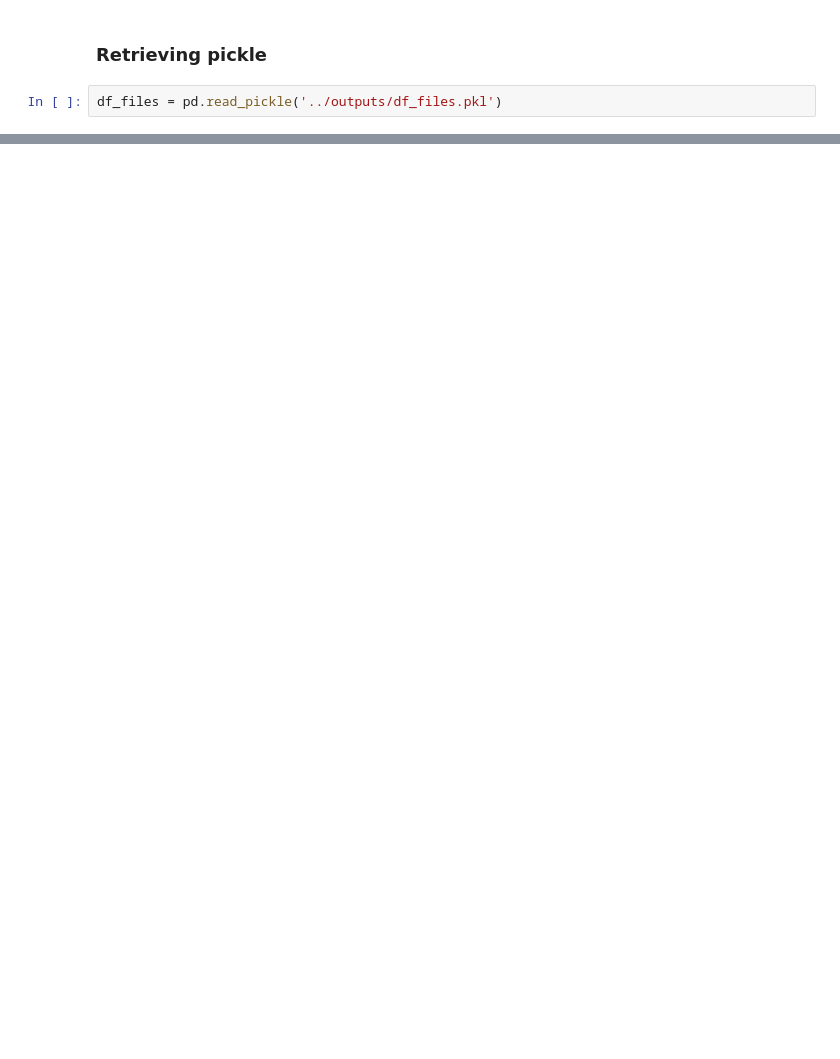
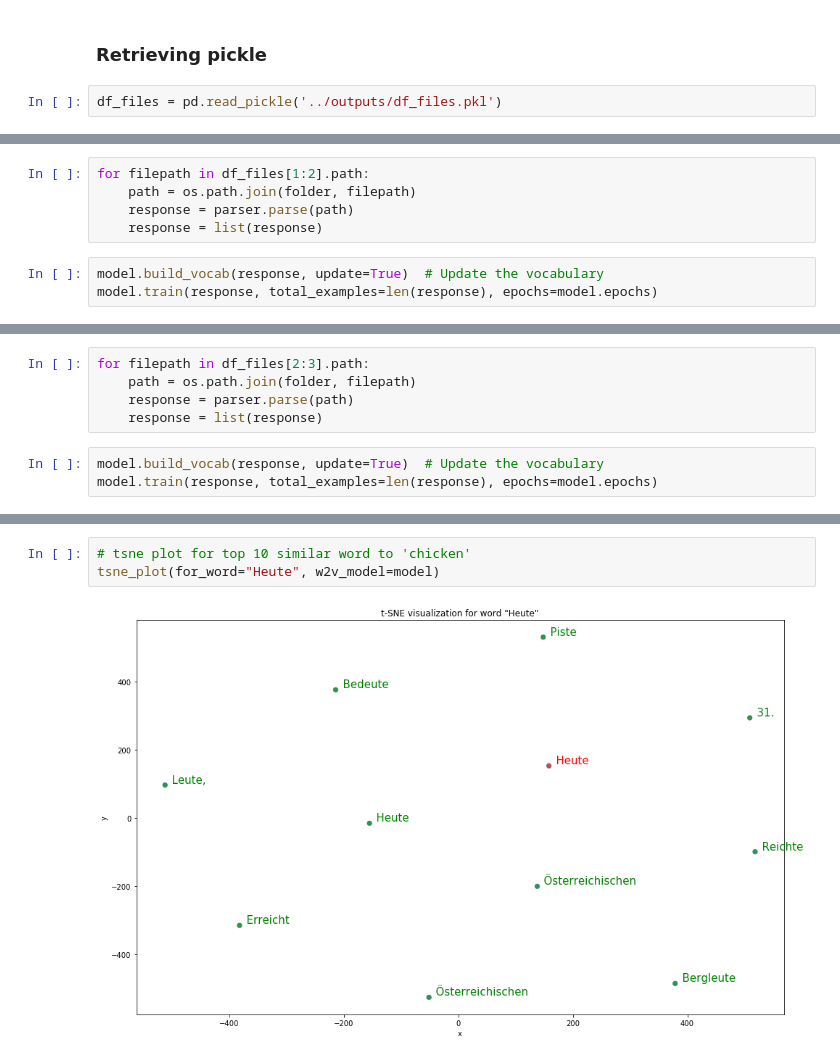
Before and after one commit to acdh-oeaw/AMC_Corpus_Biases, a Jupyter notebook: notebooks/3-building_test_model.ipynb, the cells around one changed output, grey strips where cells are left out. Cells and saved outputs as stored; diff of their text form; blank space fills up the shorter version.

Commit message:
trained first model

```diff
--- a/notebooks/3-building_test_model.ipynb
+++ b/notebooks/3-building_test_model.ipynb
@@ -175,0 +76,8 @@ for idx in range(0,50):
+# %%
+for filepath in df_files[1:2].path:
+    path = os.path.join(folder, filepath)
+    response = parser.parse(path)
+    response = list(response)
+# %%
+model.build_vocab(response, update=True)  # Update the vocabulary
+model.train(response, total_examples=len(response), epochs=model.epochs)
@@ -175,0 +97,8 @@ for idx in range(0,50):
+# %%
+for filepath in df_files[2:3].path:
+    path = os.path.join(folder, filepath)
+    response = parser.parse(path)
+    response = list(response)
+# %%
+model.build_vocab(response, update=True)  # Update the vocabulary
+model.train(response, total_examples=len(response), epochs=model.epochs)
@@ -175,0 +174,5 @@ for idx in range(0,50):
+# %%
+# tsne plot for top 10 similar word to 'chicken'
+tsne_plot(for_word="Heute", w2v_model=model)
+# %% [output]
+[figure, added]
```
Also changed, not shown: parts of 16 cells of this notebook, 2 other files.
